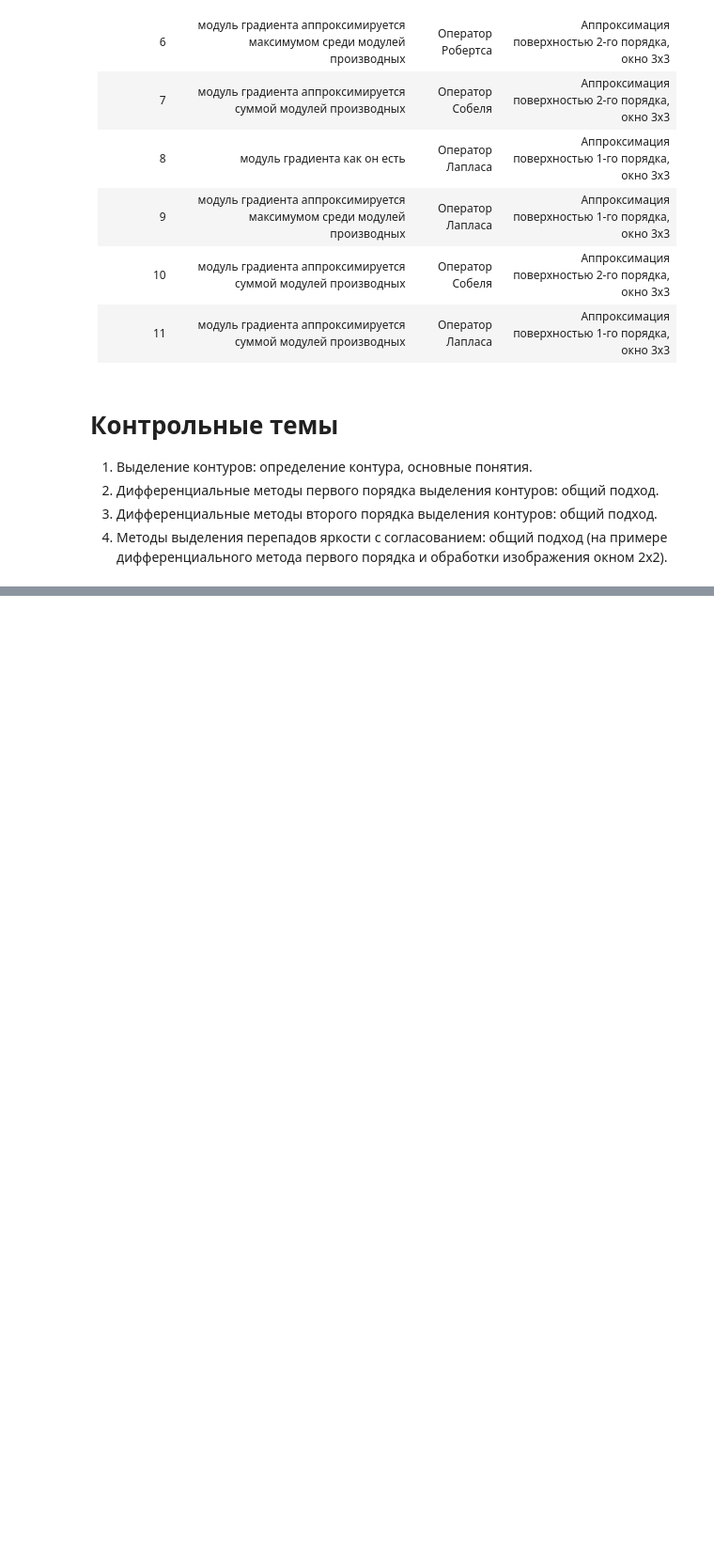
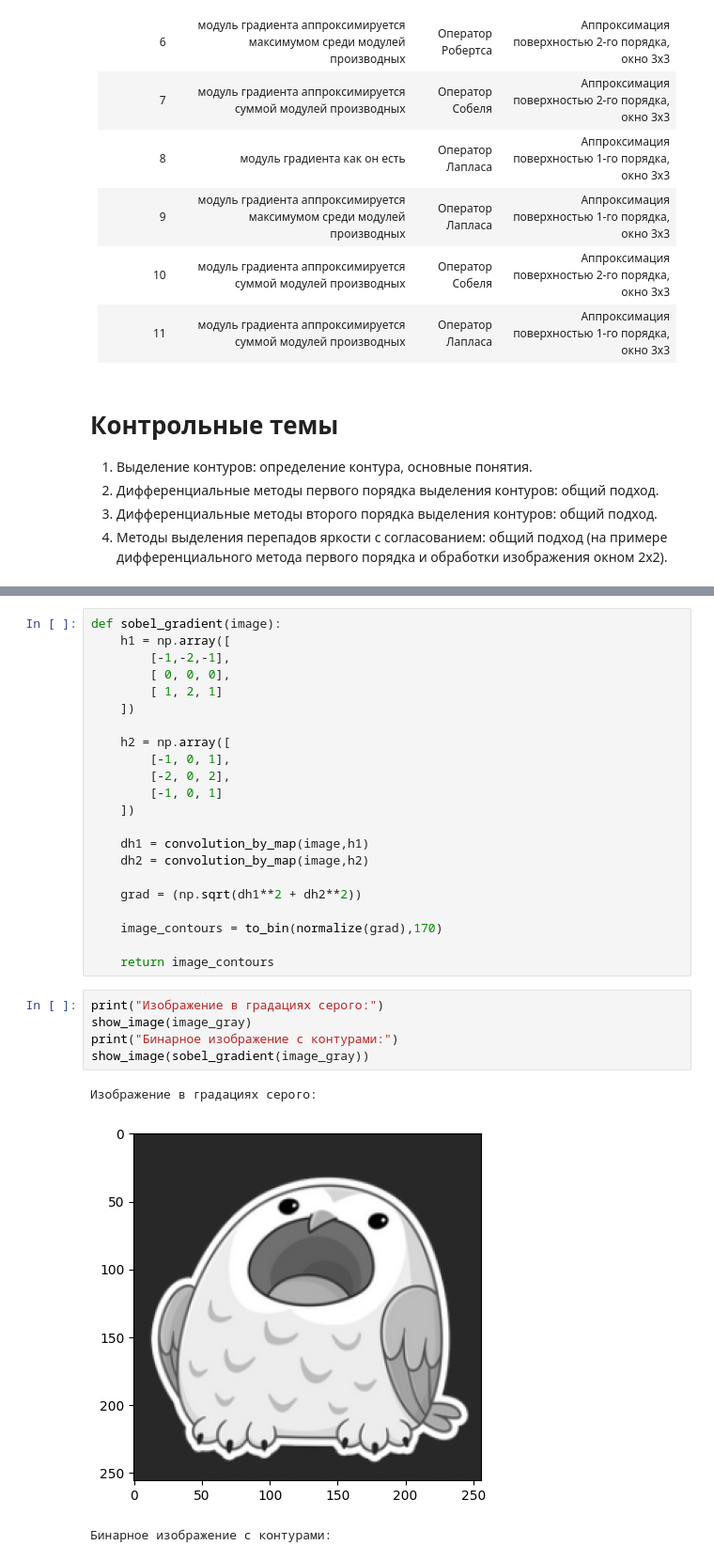
Before and after one commit to Televerso/TSOI_lab4, a Jupyter notebook: ТЦОИ_ЛР4.ipynb, the cells around one changed output, grey strips where cells are left out. Shown at 94% size. Saved outputs shown, nothing was run; the diff lists cells and outputs as text; blank space fills up the shorter version.

```diff
--- a/ТЦОИ_ЛР4.ipynb
+++ b/ТЦОИ_ЛР4.ipynb
@@ -60,0 +157,31 @@
+# %%
+def sobel_gradient(image):
+    h1 = np.array([
+        [-1,-2,-1],
+        [ 0, 0, 0],
+        [ 1, 2, 1]
+    ])
+
+    h2 = np.array([
+        [-1, 0, 1],
+        [-2, 0, 2],
+        [-1, 0, 1]
+    ])
+
+    dh1 = convolution_by_map(image,h1)
+    dh2 = convolution_by_map(image,h2)
+
+    grad = (np.sqrt(dh1**2 + dh2**2))
+
+    image_contours = to_bin(normalize(grad),170)
+
+    return image_contours
+# %%
+print("Изображение в градациях серого:")
+show_image(image_gray)
+print("Бинарное изображение с контурами:")
+show_image(sobel_gradient(image_gray))
+# %% [output]
+Изображение в градациях серого:
+[figure, added]
+Бинарное изображение с контурами:
```
Also changed, not shown: parts of 13 cells of this notebook, 2 other files.
